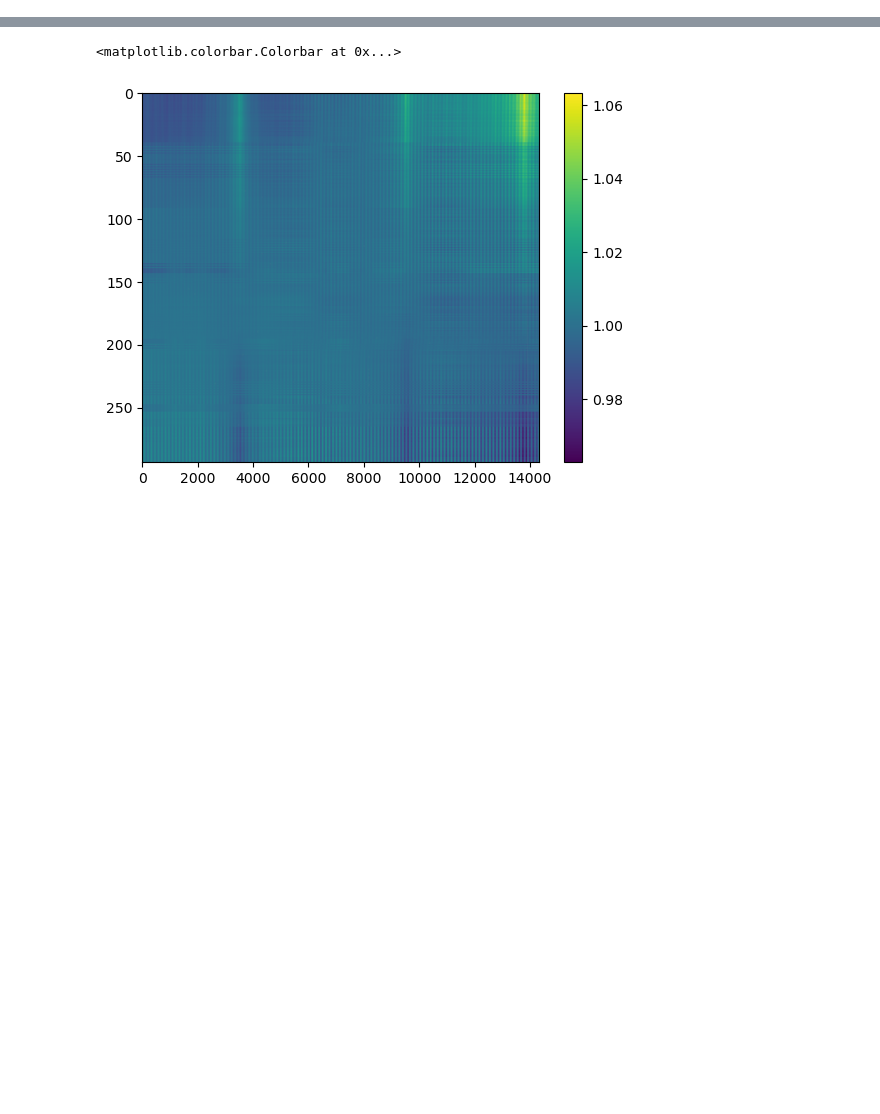
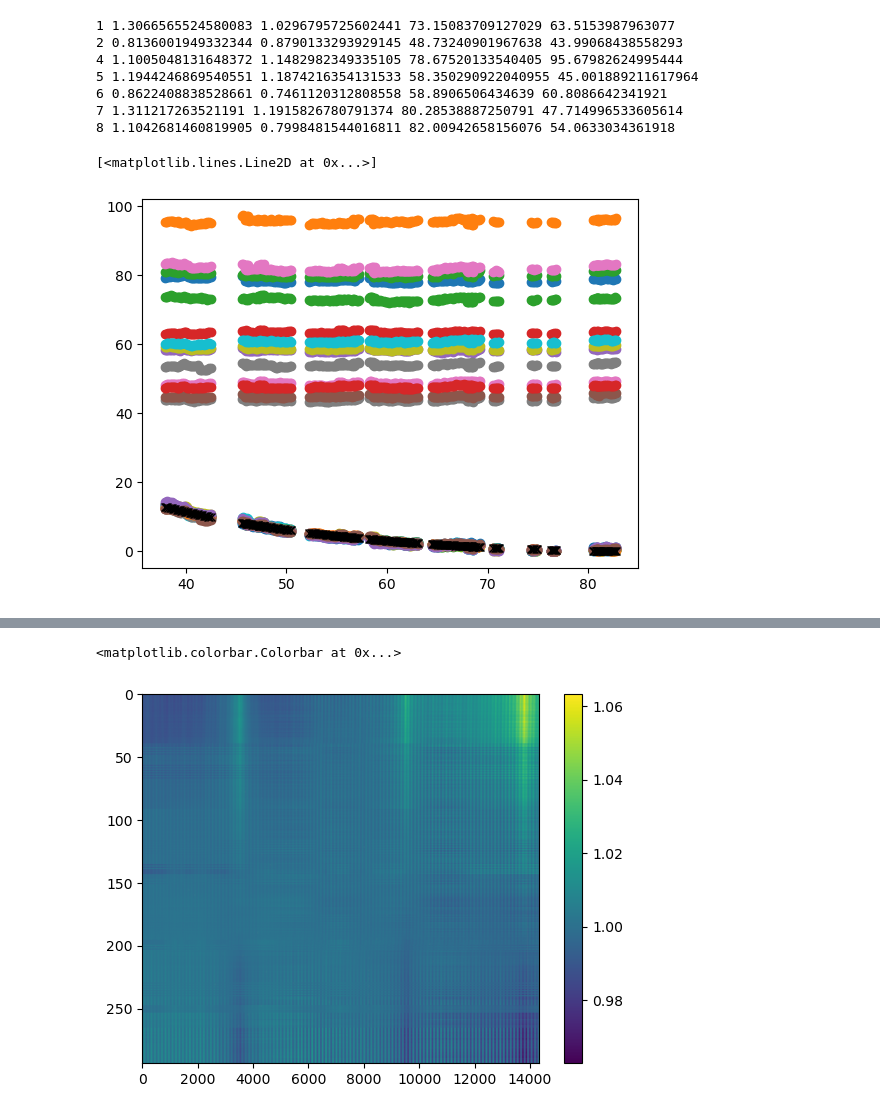
Before and after one commit to kartographer/ozone_radiometry, a Jupyter notebook: notebooks/boom_goes_the_dynamite.ipynb, the cells around one changed output, grey strips where cells are left out. Cells and saved outputs as stored; diff of their text form; code cells hidden in the pictures; blank space fills up the shorter version.

```diff
--- a/notebooks/boom_goes_the_dynamite.ipynb
+++ b/notebooks/boom_goes_the_dynamite.ipynb
@@ -26,3 +56,30 @@ freqs, stacked, elevation = stack_antenna_ac(
+# %%
+pwv=2.0
+mir_data.select(reset=True)
+elevation = mir_data.eng_data.get_value("actual_el", where=("antenna", "eq", 1))
+model_data = np.array([np.mean(ozone_model(zenith=np.radians(90 - el), pwv=pwv)[0]) for el in elevation])
+for antenna in np.unique(mir_data.eng_data['antenna']):
+    mir_data.select(('antenna', 'eq', antenna), reset=True)
+    elevation, tsysA, tsysB = mir_data.eng_data[['actual_el', 'tsys', 'tsys_rx2']]
+    aScale = np.mean(model_data-model_data.min()) / np.mean(tsysA-tsysA.min())
+    bScale = np.mean((model_data-model_data.min())) / np.mean((tsysB-tsysB.min()))
+    plt.plot(elevation, (tsysA-tsysA.min())*aScale, 'o')
+    plt.plot(elevation, (tsysB-tsysB.min())*bScale, 'o')
+    plt.plot(elevation, (tsysA * aScale) - model_data, 'o')
+    plt.plot(elevation, (tsysB * bScale) - model_data, 'o')
+    print(antenna, aScale, bScale, np.mean((tsysA * aScale) - model_data), np.mean((tsysB * bScale) - model_data))
+
+plt.plot(elevation, model_data - model_data.min(),'kx')
+# %% [output]
+1 1.3066565524580083 1.0296795725602441 73.15083709127029 63.5153987963077
+2 0.8136001949332344 0.8790133293929145 48.73240901967638 43.99068438558293
+4 1.1005048131648372 1.1482982349335105 78.67520133540405 95.67982624995444
+5 1.1944246869540551 1.1874216354131533 58.350290922040955 45.001889211617964
+6 0.8622408838528661 0.7461120312808558 58.8906506434639 60.8086642341921
+7 1.311217263521191 1.1915826780791374 80.28538887250791 47.714996533605614
+8 1.1042681460819905 0.7998481544016811 82.00942658156076 54.0633034361918
+[<matplotlib.lines.Line2D at 0x...>]
+[figure, added]
 # %%
 model_arr = np.zeros_like(stacked)
 za_arr = np.radians(90 - elevation)
```
Also changed, not shown: parts of 12 cells of this notebook, 1 other file.
